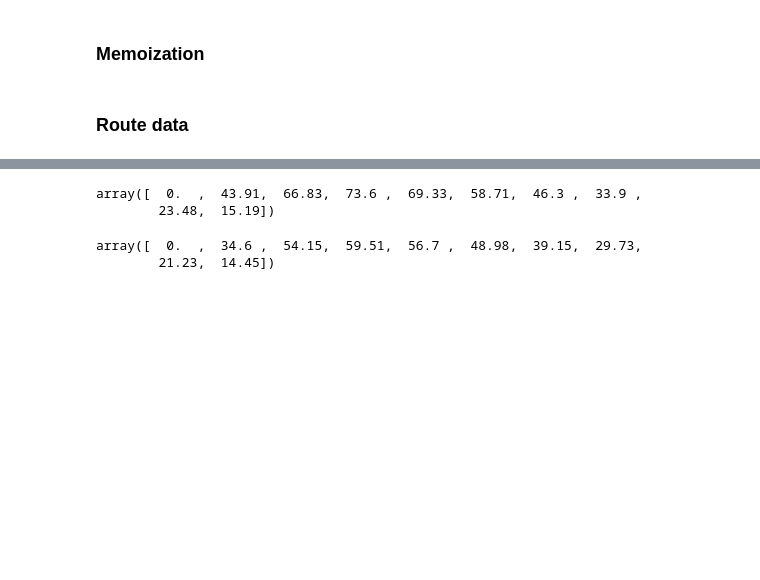
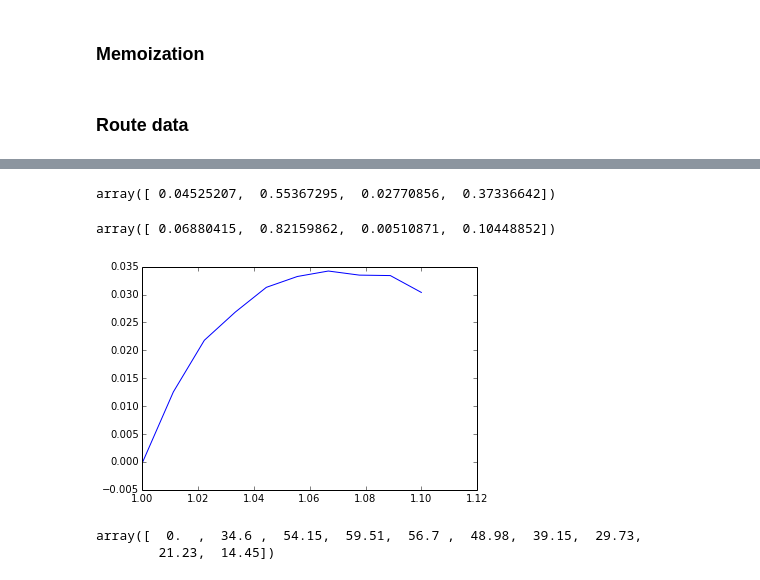
Before and after one commit to vankempen/Thesis, a Jupyter notebook: Simulation/Final simulation.ipynb, the cells around one changed output, grey strips where cells are left out. Drawn from its saved outputs; the diff is of its cells as text; code cells hidden in the pictures; blank space fills up the shorter version.

```diff
--- a/Simulation/Final simulation.ipynb
+++ b/Simulation/Final simulation.ipynb
@@ -248,5 +373,0 @@ print(revs[0])
-# %%
-revs # perfect 0.1
-# %% [output]
-array([  0.  ,  43.91,  66.83,  73.6 ,  69.33,  58.71,  46.3 ,  33.9 ,
-        23.48,  15.19])
@@ -253,3 +377,15 @@ array([  0.  ,  43.91,  66.83,  73.6 ,  69.33,  58.71,  46.3 ,  33.9 ,
+# %%
+(sim.total_decision.sum(axis=0)/sim.total_decision.sum())
+# %% [output]
+array([ 0.04525207,  0.55367295,  0.02770856,  0.37336642])
+# %%
+(sim.total_decision.sum(axis=0)/sim.total_decision.sum())
+# %% [output]
+array([ 0.06880415,  0.82159862,  0.00510871,  0.10448852])
+# %%
+_ = plot(marges, np.array(revs)/sim.route_data.get_prices().shape[1]) # perfect 0.1
+# %% [output]
+[figure, added]
 # %%
 revs # 0.05 0.1
 # %% [output]
```
Also changed, not shown: parts of 19 cells of this notebook, 4 other files.
